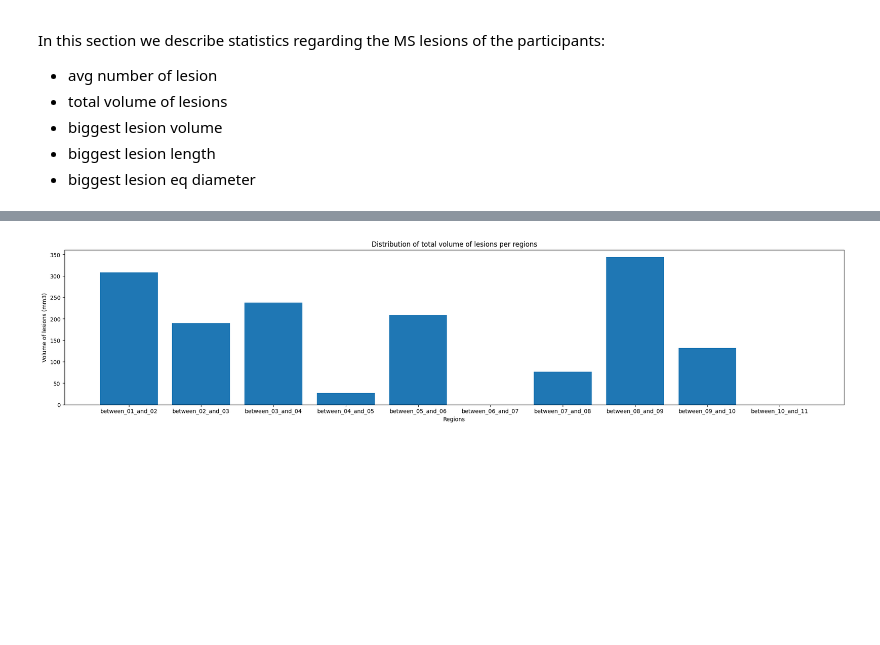
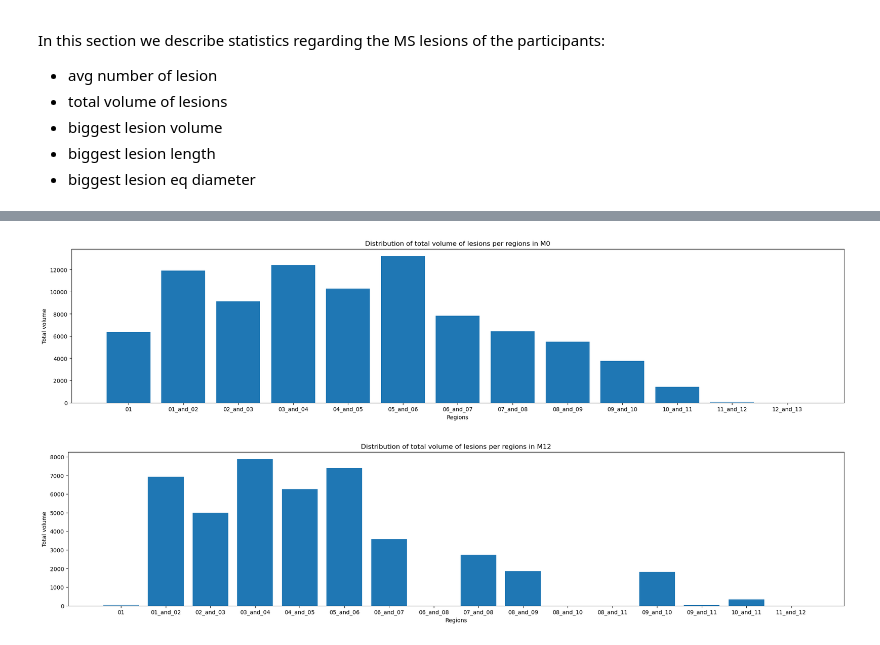
Before and after one commit to ivadomed/canproco, a Jupyter notebook: dataset_analysis/dataframe_analysis.ipynb, the cells around one changed output, grey strips where cells are left out. Drawn from its saved outputs; the diff is of its cells as text; code cells hidden in the pictures; blank space fills up the shorter version.

```diff
--- a/dataset_analysis/dataframe_analysis.ipynb
+++ b/dataset_analysis/dataframe_analysis.ipynb
@@ -42,3 +36,9 @@ dataframe = dataframe.drop_duplicates(subset=['participant_id'])
+# %%
+#load dataframes
+df_M0_path = '/Users/plbenveniste/tmp_romane/canproco/project/canproco_final/dataframes/dataframe_M0/dataframe.csv'
+df_M0_all = pd.read_csv(df_M0_path)
+df_M12_path = '/Users/plbenveniste/tmp_romane/canproco/project/canproco_final/dataframes/dataframe_M12_3d/dataframe.csv'
+df_M12_all = pd.read_csv(df_M12_path)
 # %% [markdown]
 # General statistics
 
@@ -133,0 +90,4 @@ Number of RRMS participants: 1 (33%)
+# %%
+#removal of healthy controls
+df_M0 = df_M0_all[df_M0_all.pathology != 'HC']
+df_M12 = df_M12_all[df_M12_all.pathology != 'HC']
@@ -133,0 +118,4 @@ Number of RRMS participants: 1 (33%)
+# %%
+#we add the timepoint to the dataframe
+df_M0['timepoint'] = 'M0'
+df_M12['timepoint'] = 'M12'
@@ -159,18 +244,32 @@ plt.show()
 # %%
-# Now we do the same thing but for the total volume of lesions per regions
-regions = dataframe.columns
-regions = [str(column) for column in regions if 'total_lesion_volume_between' in column]
+## we do the same thing for the total volume of lesions
+# we get the column names of the dataframe corresponding to the regions
+regions = df_M0.columns
+regions = [str(column) for column in regions if 'total_lesion_volume_between' in column or 'total_lesion_volume_above' in column]
 regions = np.sort(regions)
-# print(regions)
 
-# we output the hist plot of the distribution of volume of lesions per regions
+# we output the hist plot of the distribution of lesions per regions
 plt.figure(figsize=(25, 5))
-legend = [region.split('_',3)[-1] for region in regions]
-plt.bar(legend, dataframe[regions].sum())
-plt.title('Distribution of total volume of lesions per regions')
+legend = [region.split('_',4)[-1] for region in regions]
+plt.bar(legend, df_M0[regions].sum())
+plt.title('Distribution of total volume of lesions per regions in M0')
 plt.xlabel('Regions')
-plt.ylabel('Volume of lesions (mm3)')
+plt.ylabel('Total volume')
 plt.show()
+
+#we output the same thing for M12
+regions = df_M12.columns
+regions = [str(column) for column in regions if 'total_lesion_volume_between' in column or 'total_lesion_volume_above' in column]
+regions = np.sort(regions)
+
+plt.figure(figsize=(25, 5))
+legend = [region.split('_',4)[-1] for region in regions]
+plt.bar(legend, df_M12[regions].sum())
+plt.title('Distribution of total volume of lesions per regions in M12')
+plt.xlabel('Regions')
+plt.ylabel('Total volume')
+plt.show()
 # %% [output]
-[figure, old version]
+[figure, new version]
+[figure, added]
 # %%
```
Also changed, not shown: parts of 20 cells of this notebook.
